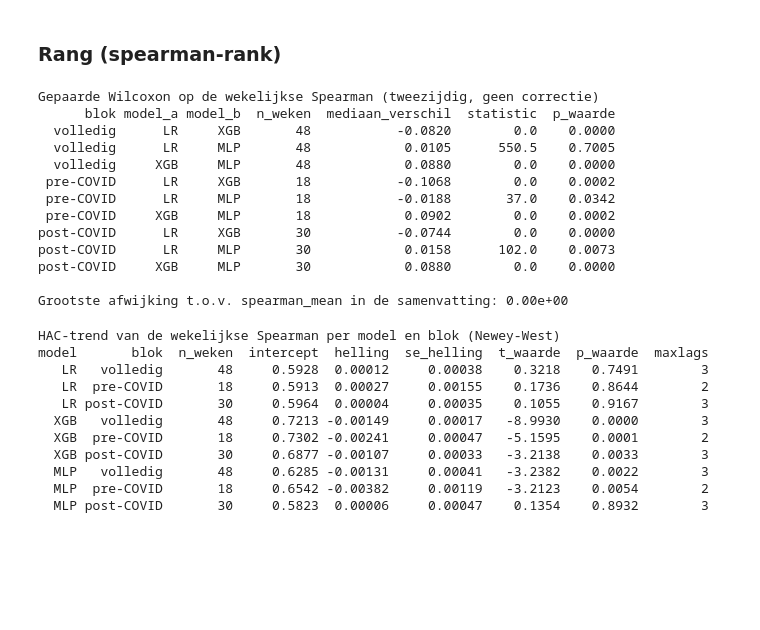
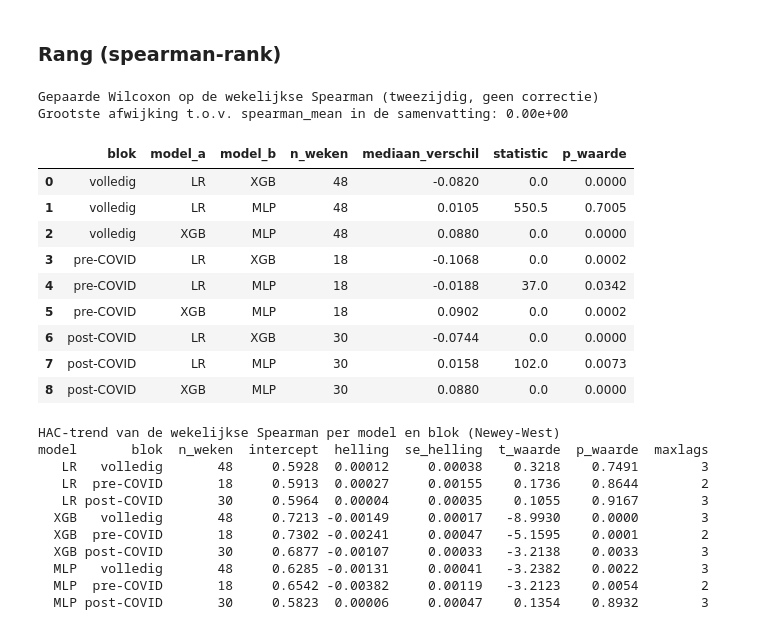
Before and after one commit to Jeanpierre69/casestudy-datamining, a Jupyter notebook: r2_explainable_stab.ipynb, the cells around one changed output. Drawn from its saved outputs; the diff is of its cells as text; code cells hidden in the pictures; blank space fills up the shorter version.

```diff
--- a/r2_explainable_stab.ipynb
+++ b/r2_explainable_stab.ipynb
@@ -507,50 +507,49 @@ for blok_naam, blok_weken in BLOCKS.items():
 
         verschil = gepaard["spearman_a"] - gepaard["spearman_b"]
         toets = stats.wilcoxon(gepaard["spearman_a"], gepaard["spearman_b"],
                                alternative="two-sided", method="auto")
 
         wilcoxon_rows.append({
             "blok": blok_naam,
             "model_a": model_a,
             "model_b": model_b,
             "n_weken": len(gepaard),
             "mediaan_verschil": verschil.median(),
             "statistic": toets.statistic,
             "p_waarde": toets.pvalue,
         })
 
 spearman_wilcoxon = pd.DataFrame(wilcoxon_rows)
 
-print("Gepaarde Wilcoxon op de wekelijkse Spearman (tweezijdig, geen correctie)")
-print(spearman_wilcoxon.round(4).to_string(index=False))
-
-
 # Controle op de uitlijning: het blokgemiddelde dat uit deze selectie volgt moet exact
-# gelijk zijn aan de spearman_mean die de samenvattingstabel hierboven al berekende.
+# gelijk zijn aan de spearman_mean die de samenvattingstabel hierboven al berekende. Staat
+# voor de tabel, zodat de DataFrame de laatste expressie van de cel blijft en Jupyter ze
+# als HTML-tabel toont.
 afwijkingen = []
 for model_name in MODELS:
     for blok_naam, blok_weken in BLOCKS.items():
         eigen = weekly[(weekly["model"] == model_name)
                        & (weekly["week"].isin(blok_weken))]["spearman"].mean()
         bestaand = summary[(summary["model"] == model_name)
                            & (summary["block"] == blok_naam)]["spearman_mean"].iloc[0]
         afwijkingen.append(abs(eigen - bestaand))
 
-print(f"\nGrootste afwijking t.o.v. spearman_mean in de samenvatting: {max(afwijkingen):.2e}")
+print("Gepaarde Wilcoxon op de wekelijkse Spearman (tweezijdig, geen correctie)")
+print(f"Grootste afwijking t.o.v. spearman_mean in de samenvatting: {max(afwijkingen):.2e}")
+spearman_wilcoxon.round(4)
 # %% [output]
 Gepaarde Wilcoxon op de wekelijkse Spearman (tweezijdig, geen correctie)
-      blok model_a model_b  n_weken  mediaan_verschil  statistic  p_waarde
-  volledig      LR     XGB       48           -0.0820        0.0    0.0000
-  volledig      LR     MLP       48            0.0105      550.5    0.7005
-  volledig     XGB     MLP       48            0.0880        0.0    0.0000
- pre-COVID      LR     XGB       18           -0.1068        0.0    0.0002
- pre-COVID      LR     MLP       18           -0.0188       37.0    0.0342
- pre-COVID     XGB     MLP       18            0.0902        0.0    0.0002
-post-COVID      LR     XGB       30           -0.0744        0.0    0.0000
-post-COVID      LR     MLP       30            0.0158      102.0    0.0073
-post-COVID     XGB     MLP       30            0.0880        0.0    0.0000
-
 Grootste afwijking t.o.v. spearman_mean in de samenvatting: 0.00e+00
+|  | blok | model_a | model_b | n_weken | mediaan_verschil | statistic | p_waarde |
+| 0 | volledig | LR | XGB | 48 | -0.0820 | 0.0 | 0.0000 |
+| 1 | volledig | LR | MLP | 48 | 0.0105 | 550.5 | 0.7005 |
+| 2 | volledig | XGB | MLP | 48 | 0.0880 | 0.0 | 0.0000 |
+| 3 | pre-COVID | LR | XGB | 18 | -0.1068 | 0.0 | 0.0002 |
+| 4 | pre-COVID | LR | MLP | 18 | -0.0188 | 37.0 | 0.0342 |
+| 5 | pre-COVID | XGB | MLP | 18 | 0.0902 | 0.0 | 0.0002 |
+| 6 | post-COVID | LR | XGB | 30 | -0.0744 | 0.0 | 0.0000 |
+| 7 | post-COVID | LR | MLP | 30 | 0.0158 | 102.0 | 0.0073 |
+| 8 | post-COVID | XGB | MLP | 30 | 0.0880 | 0.0 | 0.0000 |
 # %%
 ### --- HAC-trend van de wekelijkse Spearman ---
 
```
Also changed, not shown: parts of 5 cells of this notebook, 2 other files.
